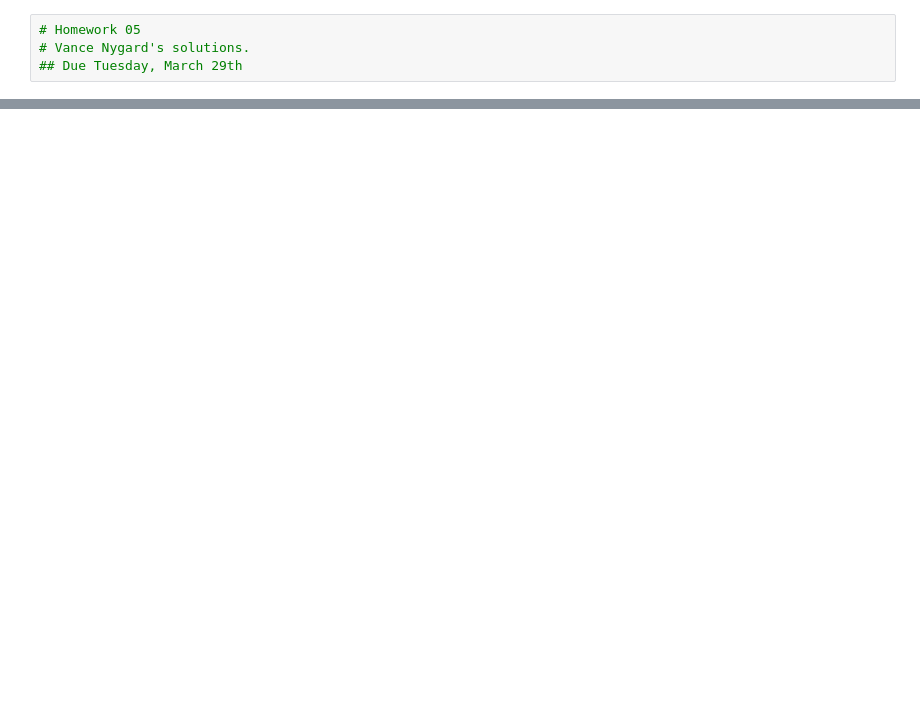
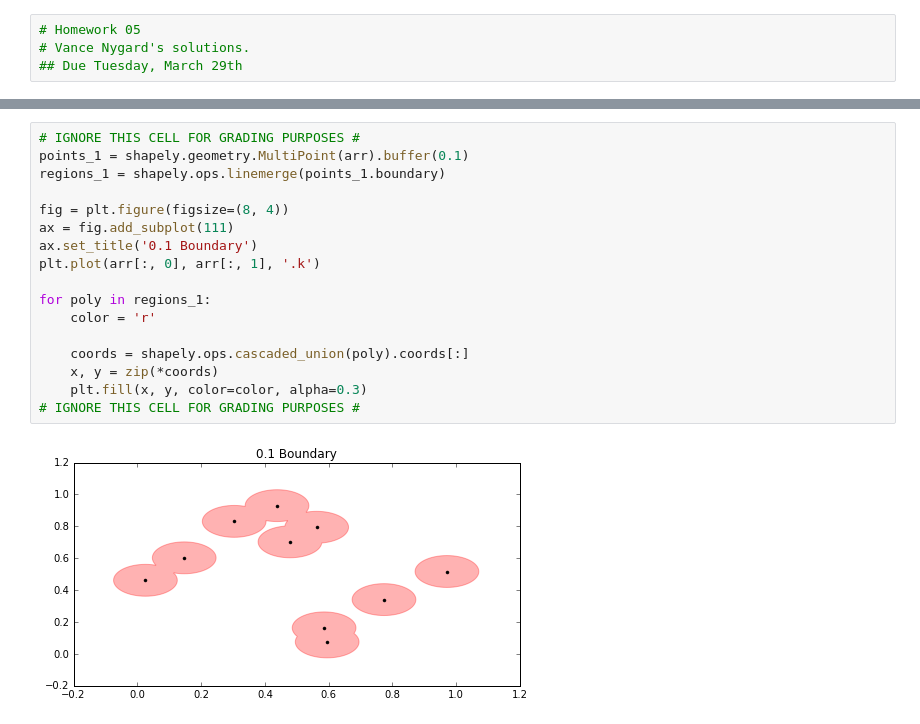
Before and after one commit to vnygard/python4geosciences-hw, a Jupyter notebook: hw05-solution-nygard.ipynb, the cells around one changed output, grey strips where cells are left out. Saved outputs shown, nothing was run; the diff lists cells and outputs as text; blank space fills up the shorter version.

```diff
--- a/hw05-solution-nygard.ipynb
+++ b/hw05-solution-nygard.ipynb
@@ -140,0 +130,19 @@ TypeError: object of type 'zip' has no len()
+# %%
+# IGNORE THIS CELL FOR GRADING PURPOSES #
+points_1 = shapely.geometry.MultiPoint(arr).buffer(0.1)
+regions_1 = shapely.ops.linemerge(points_1.boundary)
+
+fig = plt.figure(figsize=(8, 4))
+ax = fig.add_subplot(111)
+ax.set_title('0.1 Boundary')
+plt.plot(arr[:, 0], arr[:, 1], '.k')
+
+for poly in regions_1:
+    color = 'r'
+
+    coords = shapely.ops.cascaded_union(poly).coords[:]
+    x, y = zip(*coords)
+    plt.fill(x, y, color=color, alpha=0.3)
+# IGNORE THIS CELL FOR GRADING PURPOSES #
+# %% [output]
+[figure, added]
```
Also changed, not shown: parts of 15 cells of this notebook.
